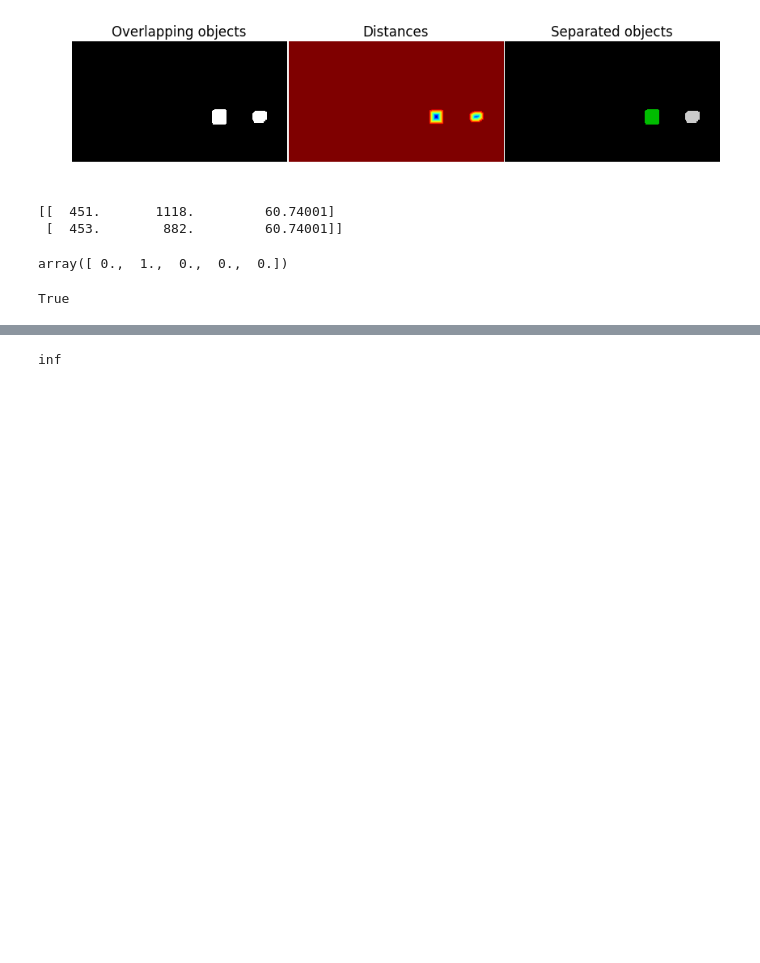
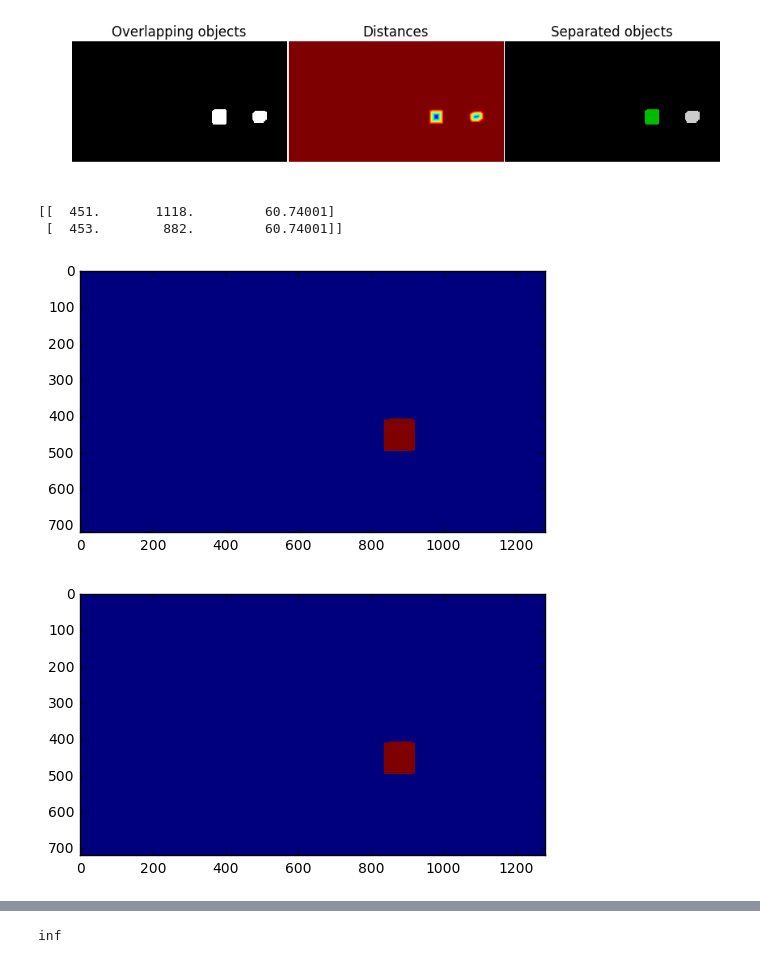
Before and after one commit to eigendreams/vehicle_tracking, a Jupyter notebook: Universal.ipynb, the cells around one changed output, grey strips where cells are left out. Drawn from its saved outputs; the diff is of its cells as text; code cells hidden in the pictures; blank space fills up the shorter version.

```diff
--- a/Universal.ipynb
+++ b/Universal.ipynb
@@ -814,11 +814,11 @@ def blobsFromHeatMap(hmap,
 
     print(blobs)
 
-    return blobs
+    return blobs, labels
 # %%
 # Identify boxes in tops that are close to each blob by center
 # or use found blob areas to
-blobs = blobsFromHeatMap(hmap, threshold=3, upperth=6)
+blobs, labels = blobsFromHeatMap(hmap, threshold=3, upperth=6)
 # %% [output]
 [figure]
 (720, 1280)
@@ -907,8 +981,5 @@ def getBoundingBoxes(img, blobs, masks, tops):
 # %%
- getBoundingBoxes(None, blobs, None, tops)
+expanded = getBoundingBoxes(None, blobs, labels, tops)
 # %% [output]
-array([ 0.,  1.,  0.,  0.,  0.])
+[figure, added]
+[figure, added]
-# %%
-1<2<3
-# %% [output]
-True
```
Also changed, not shown: parts of 3 cells of this notebook.
